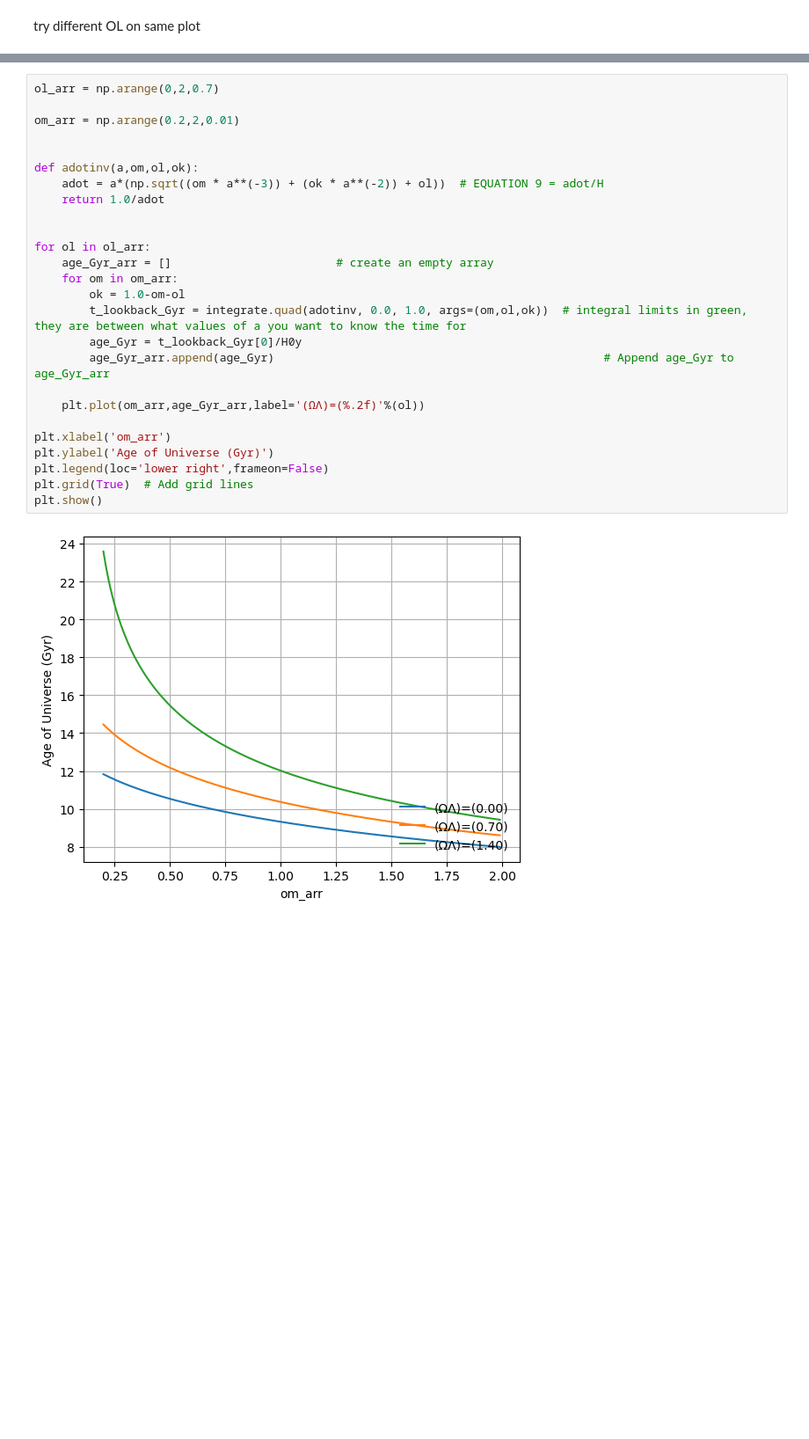
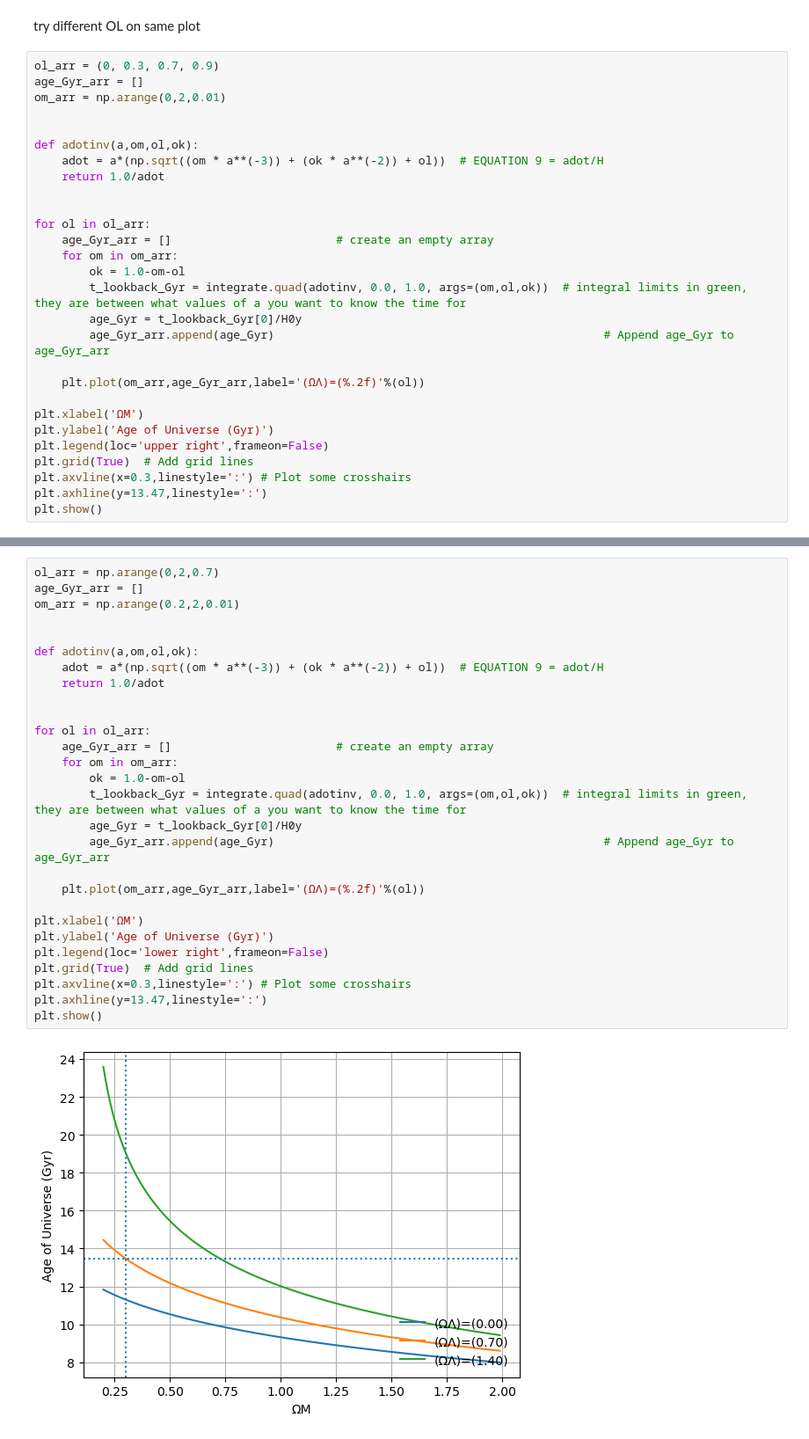
Before and after one commit to scotdevlin/Cosmo_tall, a Jupyter notebook: Age of the universe vs Ωm or ΩΛ.ipynb, the cells around one changed output, grey strips where cells are left out. Shown at 88% size. Drawn from its saved outputs; the diff is of its cells as text; blank space fills up the shorter version.

```diff
--- a/Age of the universe vs Ωm or ΩΛ.ipynb
+++ b/Age of the universe vs Ωm or ΩΛ.ipynb
@@ -63,3 +46,31 @@ if Ωm = 1.99, age of the universe is 8.60 Gyr
 [figure]
 # %% [markdown]
 try different OL on same plot
+# %%
+ol_arr = (0, 0.3, 0.7, 0.9)
+age_Gyr_arr = []
+om_arr = np.arange(0,2,0.01)
+
+
+def adotinv(a,om,ol,ok):
+    adot = a*(np.sqrt((om * a**(-3)) + (ok * a**(-2)) + ol))  # EQUATION 9 = adot/H
+    return 1.0/adot
+
+
+for ol in ol_arr:
+    age_Gyr_arr = []                        # create an empty array
+    for om in om_arr:
+        ok = 1.0-om-ol
+        t_lookback_Gyr = integrate.quad(adotinv, 0.0, 1.0, args=(om,ol,ok))  # integral limits in green, they are between what values of a you want to know the time for
+        age_Gyr = t_lookback_Gyr[0]/H0y
+        age_Gyr_arr.append(age_Gyr)                                                # Append age_Gyr to age_Gyr_arr
+
+    plt.plot(om_arr,age_Gyr_arr,label='(ΩΛ)=(%.2f)'%(ol))
+
+plt.xlabel('ΩM')
+plt.ylabel('Age of Universe (Gyr)')
+plt.legend(loc='upper right',frameon=False)
+plt.grid(True)  # Add grid lines
+plt.axvline(x=0.3,linestyle=':') # Plot some crosshairs
+plt.axhline(y=13.47,linestyle=':')
+plt.show()
@@ -66,28 +81,30 @@ try different OL on same plot
 # %%
 ol_arr = np.arange(0,2,0.7)
-
+age_Gyr_arr = []
 om_arr = np.arange(0.2,2,0.01)
 
 
 def adotinv(a,om,ol,ok):
     adot = a*(np.sqrt((om * a**(-3)) + (ok * a**(-2)) + ol))  # EQUATION 9 = adot/H
     return 1.0/adot
 
 
 for ol in ol_arr:
     age_Gyr_arr = []                        # create an empty array
     for om in om_arr:
         ok = 1.0-om-ol
         t_lookback_Gyr = integrate.quad(adotinv, 0.0, 1.0, args=(om,ol,ok))  # integral limits in green, they are between what values of a you want to know the time for
         age_Gyr = t_lookback_Gyr[0]/H0y
         age_Gyr_arr.append(age_Gyr)                                                # Append age_Gyr to age_Gyr_arr
 
     plt.plot(om_arr,age_Gyr_arr,label='(ΩΛ)=(%.2f)'%(ol))
 
-plt.xlabel('om_arr')
+plt.xlabel('ΩM')
 plt.ylabel('Age of Universe (Gyr)')
 plt.legend(loc='lower right',frameon=False)
 plt.grid(True)  # Add grid lines
+plt.axvline(x=0.3,linestyle=':') # Plot some crosshairs
+plt.axhline(y=13.47,linestyle=':')
 plt.show()
 # %% [output]
-[figure, old version]
+[figure, new version]
```
Also changed, not shown: parts of 4 cells of this notebook, 23 other files.
